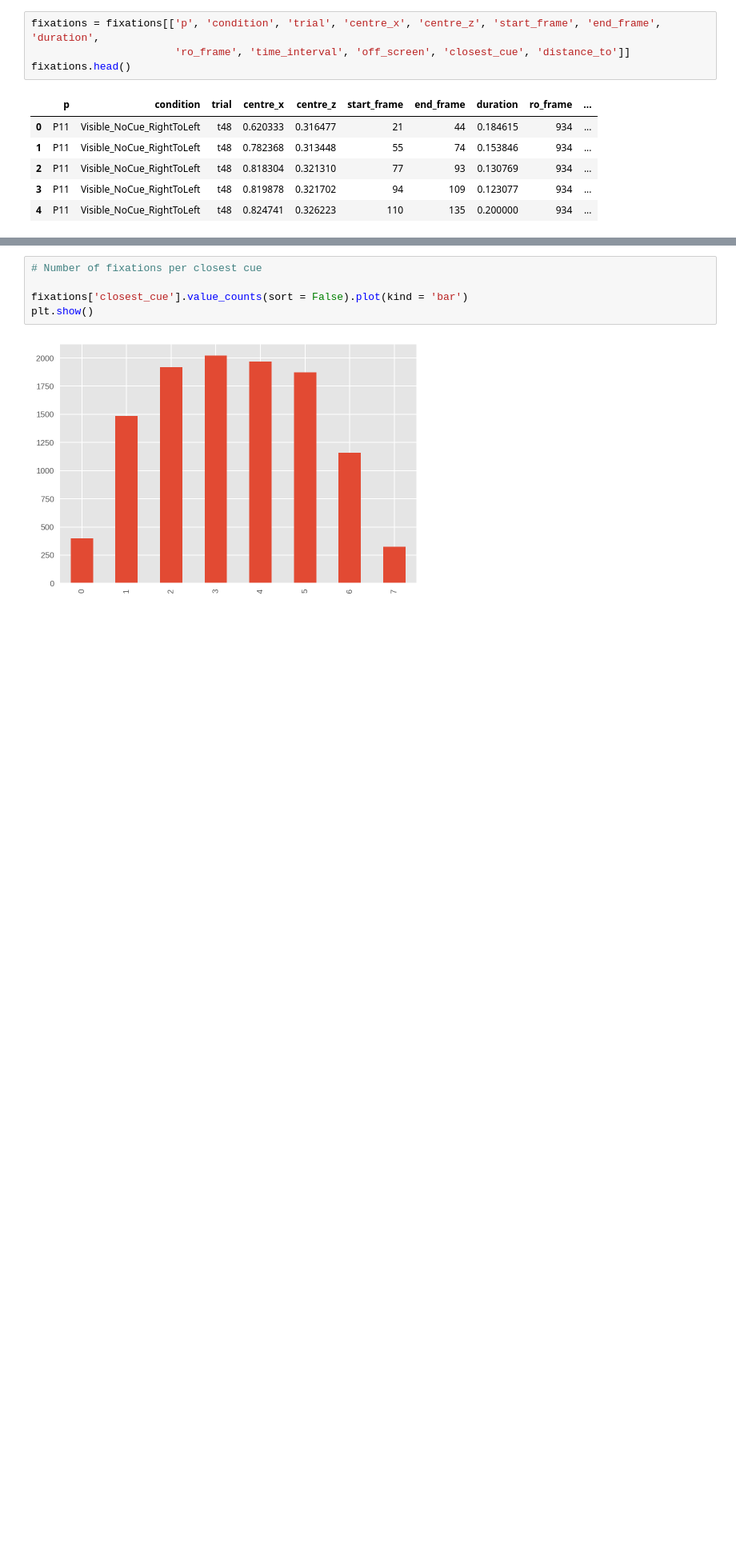
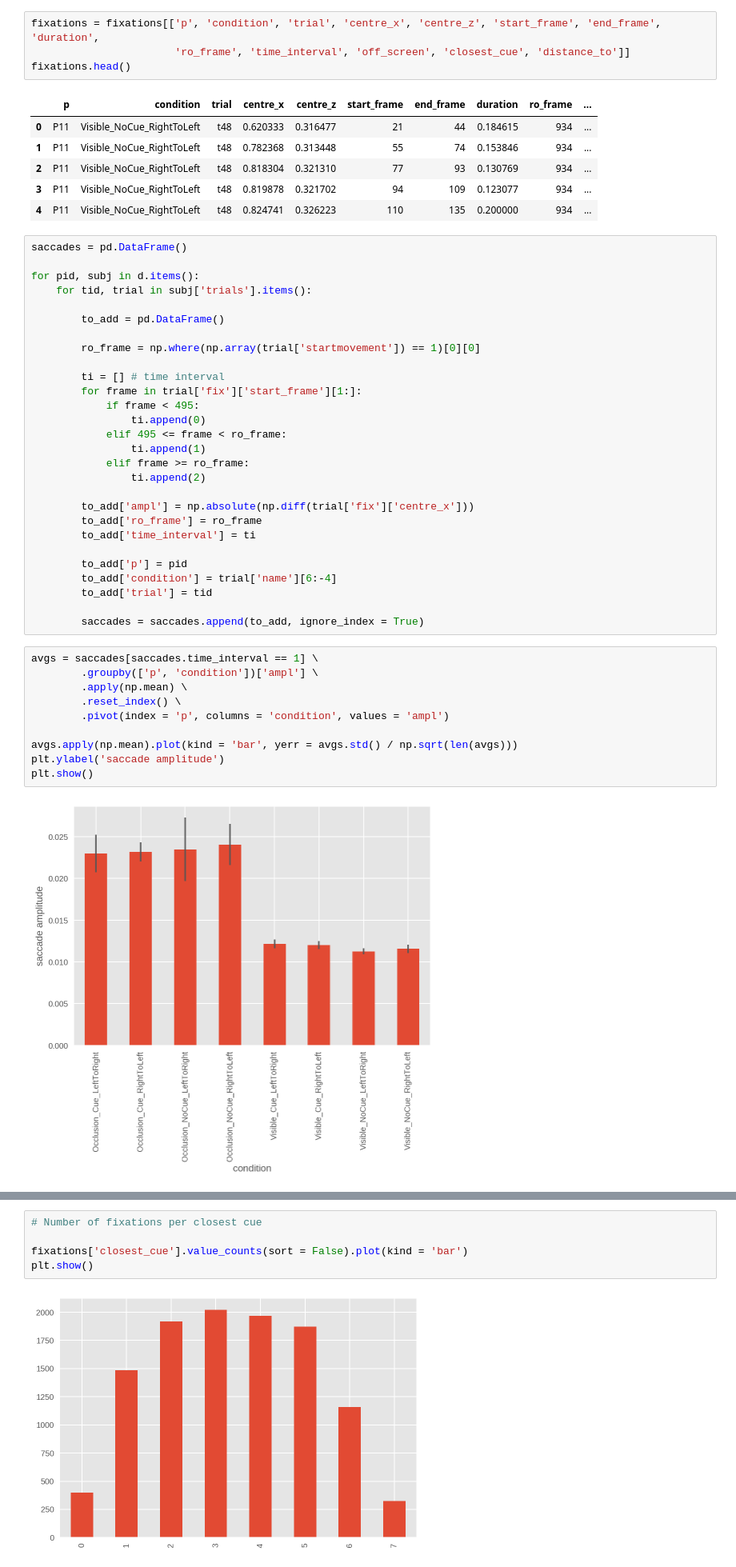
Before and after one commit to Roman-Belenya/perception_and_action, a Jupyter notebook: explore.ipynb, the cells around one changed output, grey strips where cells are left out. Shown at 80% size. Drawn from its saved outputs; the diff is of its cells as text; blank space fills up the shorter version.

Commit message:
aded saccades data

```diff
--- a/explore.ipynb
+++ b/explore.ipynb
@@ -249,3 +249,43 @@ fixations.head()
 | 2 | P11 | Visible_NoCue_RightToLeft | t48 | 0.818304 | 0.321310 | 77 | 93 | 0.130769 | 934 | ... |
 | 3 | P11 | Visible_NoCue_RightToLeft | t48 | 0.819878 | 0.321702 | 94 | 109 | 0.123077 | 934 | ... |
 | 4 | P11 | Visible_NoCue_RightToLeft | t48 | 0.824741 | 0.326223 | 110 | 135 | 0.200000 | 934 | ... |
+# %%
+saccades = pd.DataFrame()
+
+for pid, subj in d.items():
+    for tid, trial in subj['trials'].items():
+
+        to_add = pd.DataFrame()
+
+        ro_frame = np.where(np.array(trial['startmovement']) == 1)[0][0]
+
+        ti = [] # time interval
+        for frame in trial['fix']['start_frame'][1:]:
+            if frame < 495:
+                ti.append(0)
+            elif 495 <= frame < ro_frame:
+                ti.append(1)
+            elif frame >= ro_frame:
+                ti.append(2)
+
+        to_add['ampl'] = np.absolute(np.diff(trial['fix']['centre_x']))
+        to_add['ro_frame'] = ro_frame
+        to_add['time_interval'] = ti
+
+        to_add['p'] = pid
+        to_add['condition'] = trial['name'][6:-4]
+        to_add['trial'] = tid
+
+        saccades = saccades.append(to_add, ignore_index = True)
+# %%
+avgs = saccades[saccades.time_interval == 1] \
+        .groupby(['p', 'condition'])['ampl'] \
+        .apply(np.mean) \
+        .reset_index() \
+        .pivot(index = 'p', columns = 'condition', values = 'ampl')
+
+avgs.apply(np.mean).plot(kind = 'bar', yerr = avgs.std() / np.sqrt(len(avgs)))
+plt.ylabel('saccade amplitude')
+plt.show()
+# %% [output]
+[figure, added]
```
Also changed, not shown: parts of 2 cells of this notebook.
